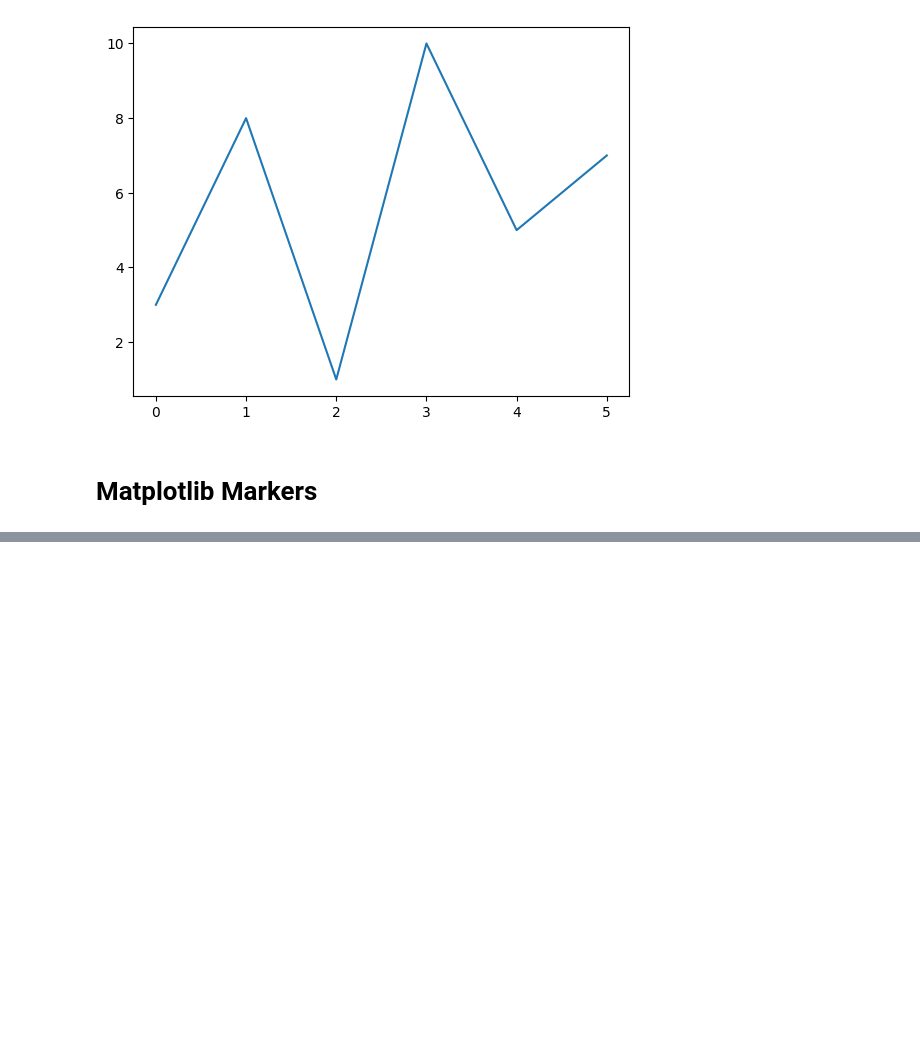
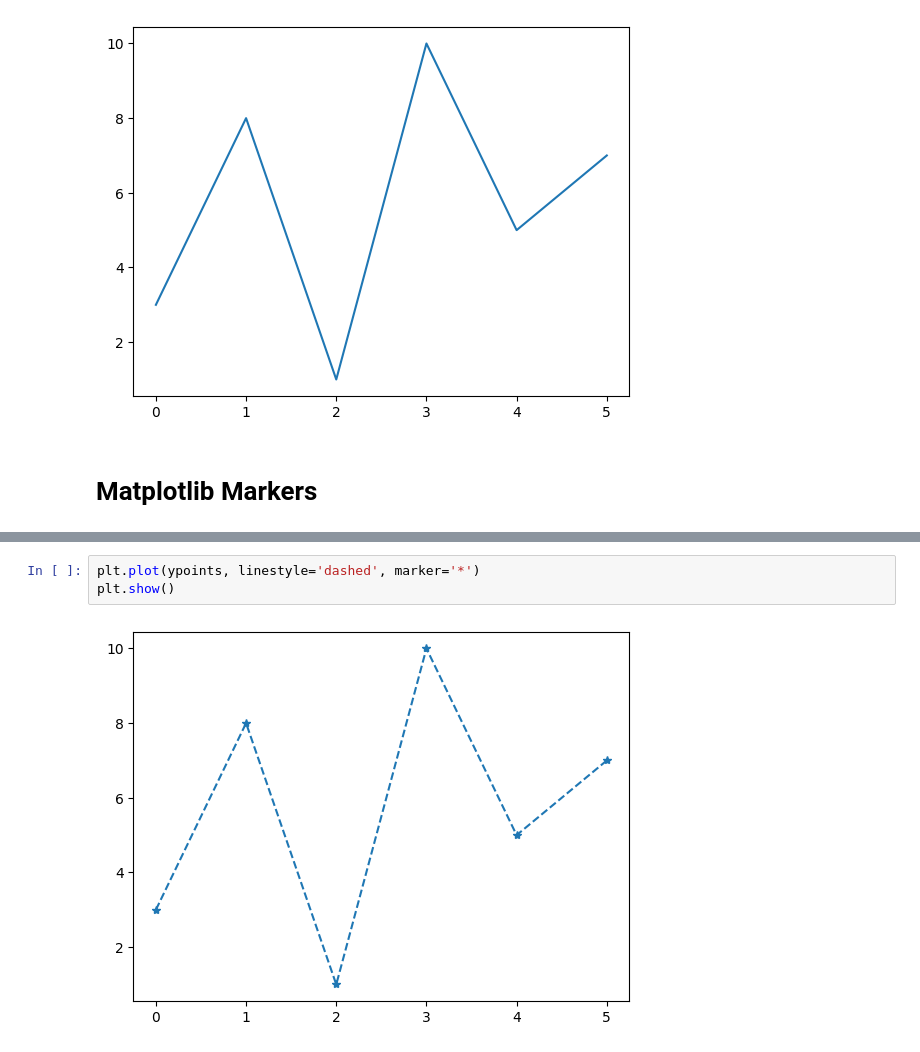
Before and after one commit to BimalGhimire38/Extra_Python_Stuffs, a Jupyter notebook: Matplotlib_Revision_from_w3shcools.ipynb, the cells around one changed output, grey strips where cells are left out. Saved outputs shown, nothing was run; the diff lists cells and outputs as text; blank space fills up the shorter version.

```diff
--- a/Matplotlib_Revision_from_w3shcools.ipynb
+++ b/Matplotlib_Revision_from_w3shcools.ipynb
@@ -97,0 +126,5 @@ plt.show()
+# %%
+plt.plot(ypoints, linestyle='dashed', marker='*')
+plt.show()
+# %% [output]
+[figure, added]
```
Also changed, not shown: parts of 10 cells of this notebook.
